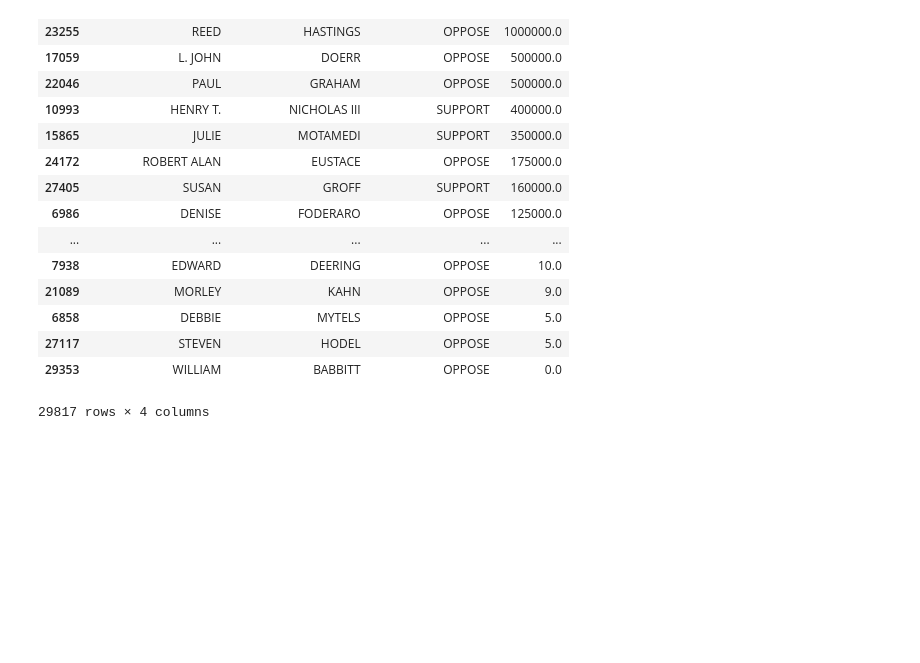
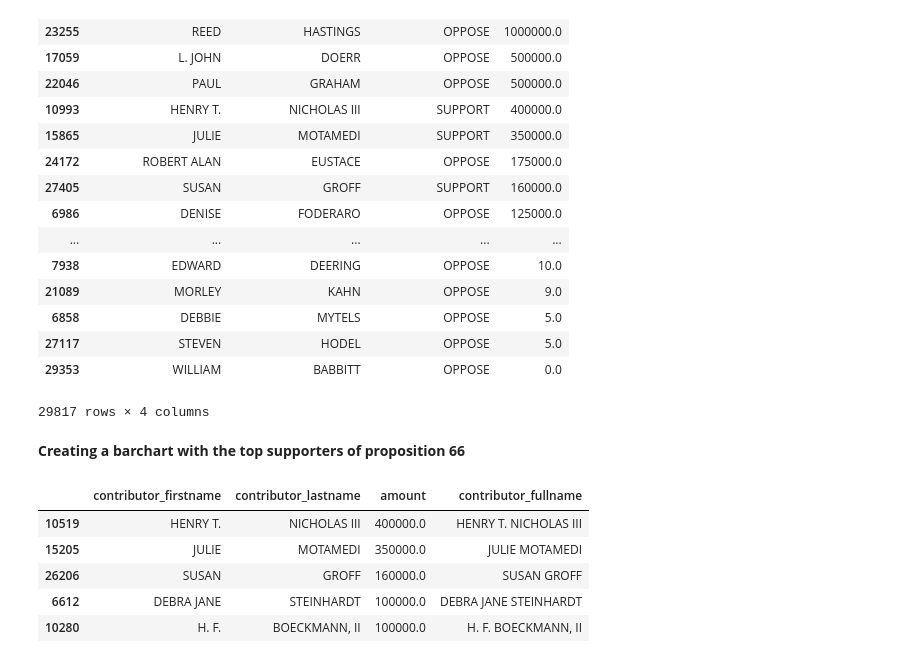
Before and after one commit to CaosBlanco/first-python-notebook, a Jupyter notebook: PyDJ-money-politics-prop-66.ipynb, the cells around one changed output. Drawn from its saved outputs; the diff is of its cells as text; code cells hidden in the pictures; blank space fills up the shorter version.

```diff
--- a/PyDJ-money-politics-prop-66.ipynb
+++ b/PyDJ-money-politics-prop-66.ipynb
@@ -425,3 +427,5 @@ merged.groupby(["contributor_firstname", "contributor_lastname", "committee_posi
 | 27117 | STEVEN | HODEL | OPPOSE | 5.0 |
 | 29353 | WILLIAM | BABBITT | OPPOSE | 0.0 |
 29817 rows × 4 columns
+# %% [markdown]
+**Creating a barchart with the top supporters of proposition 66**
@@ -427,0 +436,9 @@ merged.groupby(["contributor_firstname", "contributor_lastname", "committee_posi
+# %%
+top_supporters.head()
+# %% [output]
+|  | contributor_firstname | contributor_lastname | amount | contributor_fullname |
+| 10519 | HENRY T. | NICHOLAS III | 400000.0 | HENRY T. NICHOLAS III |
+| 15205 | JULIE | MOTAMEDI | 350000.0 | JULIE MOTAMEDI |
+| 26206 | SUSAN | GROFF | 160000.0 | SUSAN GROFF |
+| 6612 | DEBRA JANE | STEINHARDT | 100000.0 | DEBRA JANE STEINHARDT |
+| 10280 | H. F. | BOECKMANN, II | 100000.0 | H. F. BOECKMANN, II |
```
Also changed, not shown: parts of 12 cells of this notebook.
